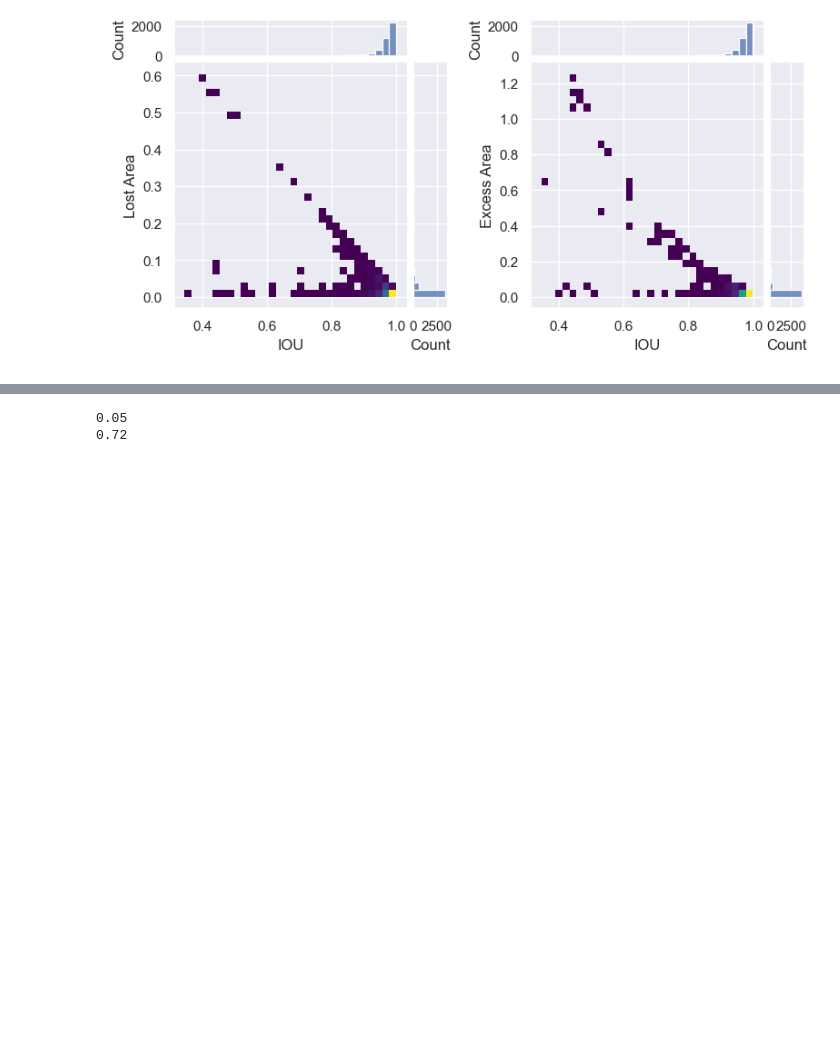
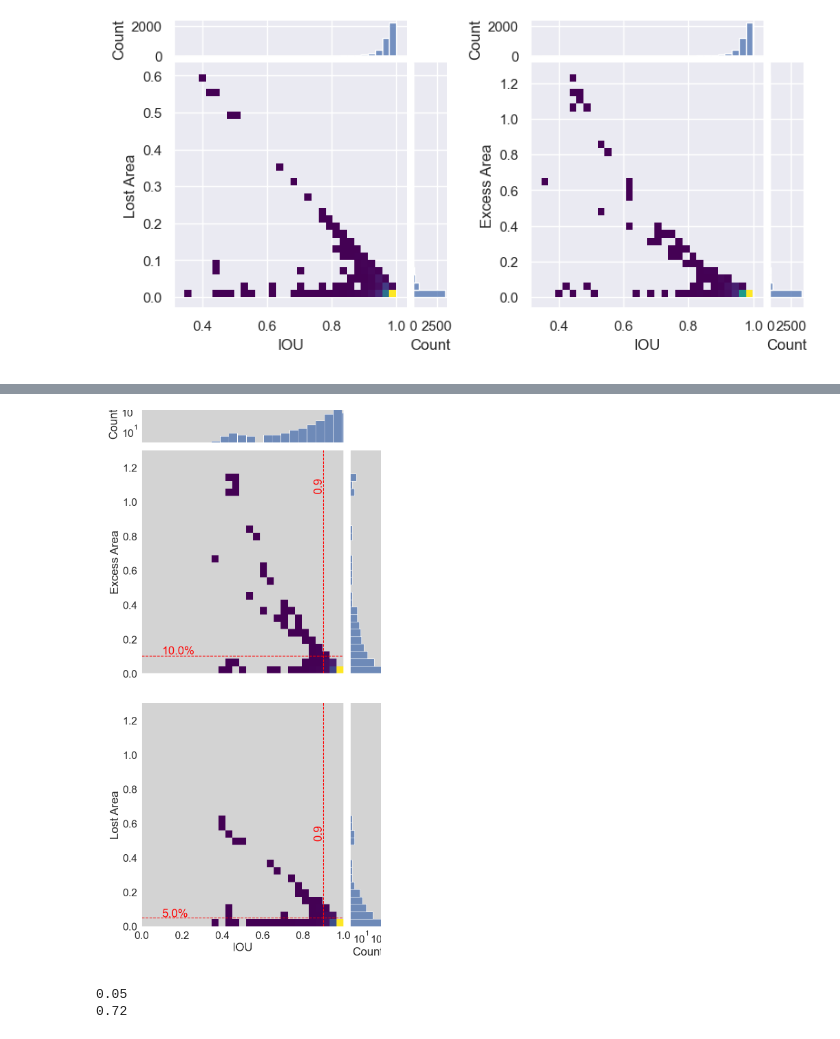
Before and after one commit to ReadingTimeMachine/digitization_at_high_localization, a Jupyter notebook: iou_vs_metrics_of_interest.ipynb, the cells around one changed output, grey strips where cells are left out. Cells and saved outputs as stored; diff of their text form; code cells hidden in the pictures; blank space fills up the shorter version.

```diff
--- a/iou_vs_metrics_of_interest.ipynb
+++ b/iou_vs_metrics_of_interest.ipynb
@@ -756,0 +721,92 @@ gs.tight_layout(fig)
+# %%
+sns.set_style(style='white')
+#sns.set(rc={'axes.facecolor':'cornflowerblue', 'figure.facecolor':'cornflowerblue'})
+###font = {'weight':'normal','size'   : 16}
+sns.set(rc={'axes.facecolor':'lightgray','axes.grid' : False}, font_scale=2)
+
+#lines_text_color = 'limegreen'
+lines_text_color = 'red'
+
+#lims = (1.1e1, 3e3)
+ratio = 4
+
+# fig excess, fig loss, cap excess, cap loss
+yps = [0.10, 0.05, 0.1, 0.05]
+# IOUs
+xps = [0.9, 0.9, 0.9, 0.9]
+
+nbins = 30
+xlims = (0,1)
+ylims = (0, 1.25)
+#(x_edges, y_edges = bins)
+nbins = [np.linspace(xlims[0],xlims[1],nbins), np.linspace(ylims[0],ylims[1],nbins)]
+
+
+# excess
+ge = sns.jointplot(data=dfe, x="IOU", y="Excess Area", kind="hist", bins=nbins,
+                   marginal_kws=dict(bins=nbins[1]),#, bins=30,
+                   cmap='viridis',
+                  marginal_ticks=True,ratio=ratio)
+
+ge.ax_marg_x.set_yscale('log')
+ge.ax_marg_y.set_xscale('log')
+ge.ax_joint.get_xaxis().set_visible(False)
+ge.ax_marg_y.get_xaxis().set_visible(False)
+#ge.ax_marg_y.set_xlim(lims)
+
+ge.ax_joint.set_xlim((0,1))
+ge.ax_joint.set_ylim((0,1.3))
+
+xp = xps[0]; yp = yps[0]
+ge.ax_joint.plot([xp,xp],ge.ax_joint.get_ylim(),'--', color=lines_text_color)
+ge.ax_joint.plot(ge.ax_joint.get_xlim(),[yp,yp],'--', color=lines_text_color)
+
+# where do x/y text live?
+y = dfe['Excess Area'].values
+ge.ax_joint.text(0.1,yp+0.01*(y.max()-y.min()), str(round(yp*100,2))+'%',color=lines_text_color)
+ge.ax_joint.text(xp-0.05, 0.85*(y.max()-y.min()), str(round(xp,3)),color=lines_text_color,rotation=90)
+
+
+
+# loss
+gl = sns.jointplot(data=dfl, x="IOU", y="Lost Area", kind="hist", bins=nbins,
+                   marginal_kws=dict(bins=nbins[1]), #bins=30,
+                   cmap='viridis',
+                  marginal_ticks=True,ratio=ratio)
+#gl.ax_marg_y.set_yscale('log')
+gl.ax_marg_y.set_xscale('log')
+#gl.ax_marg_y.set_xlim(lims)
+
+gl.ax_joint.set_xlim((0,1))
+gl.ax_joint.set_ylim((0,1.3))
+
+xp = xps[1]; yp = yps[1]
+gl.ax_joint.plot([xp,xp],gl.ax_joint.get_ylim(),'--', color=lines_text_color)
+gl.ax_joint.plot(gl.ax_joint.get_xlim(),[yp,yp],'--', color=lines_text_color)
+
+# where do x/y text live?
+y = dfl['Lost Area'].values
+gl.ax_joint.text(0.1,yp+0.01*(y.max()-y.min()), str(round(yp*100,2))+'%',color=lines_text_color)
+gl.ax_joint.text(xp-0.05, 0.85*(y.max()-y.min()), str(round(xp,3)),color=lines_text_color,rotation=90)
+
+
+base = 8
+#fig = plt.figure(figsize=(base*1.1,base*2.1))
+fig = plt.figure(figsize=(base*1.1,base*2.1))
+gs = gridspec.GridSpec(2,1)
+
+mg0 = SeabornFig2Grid(ge, fig, gs[0])
+mg1 = SeabornFig2Grid(gl, fig, gs[1])
+
+gl.ax_marg_x.remove() # has to be here for REASONS
+gl.ax_marg_y.set_xlim(ge.ax_marg_y.get_xlim())
+
+gs.tight_layout(fig)
+#gs.update(wspace=0.025, hspace=0.00) # set the spacing between axes.
+
+#fig.savefig(save_fig_name_base + 'defined_figs_squish2.pdf')
+#plt.tight_layout()
+#plt.subplots_adjust(left=0, bottom=0, right=1, top=1, wspace=0, hspace=0)
+plt.savefig(save_fig_name_base + 'defined_figs_squish2.pdf',bbox_inches="tight",pad_inches=0.5)
+# %% [output]
+[figure, added]
```
Also changed, not shown: parts of 4 cells of this notebook.
